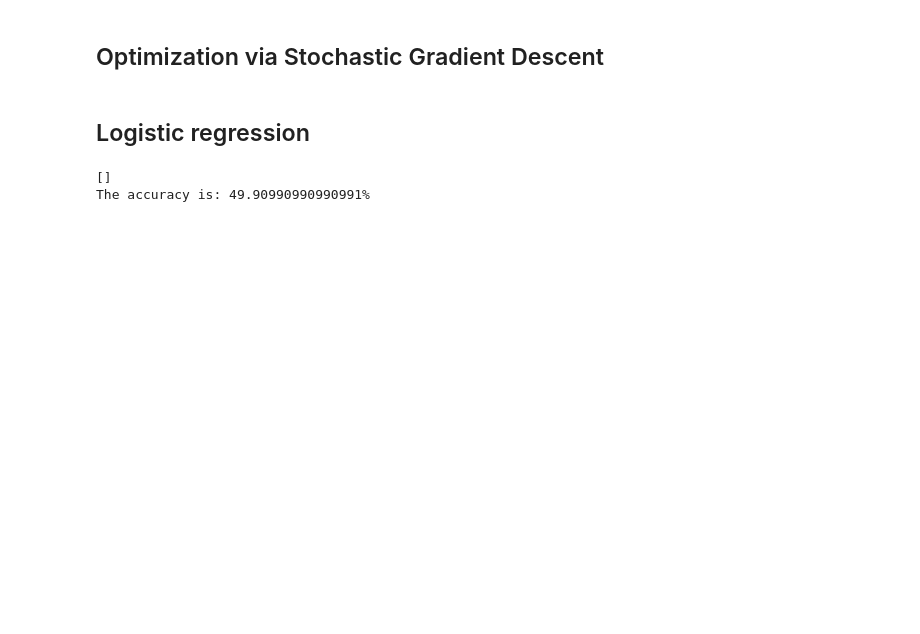
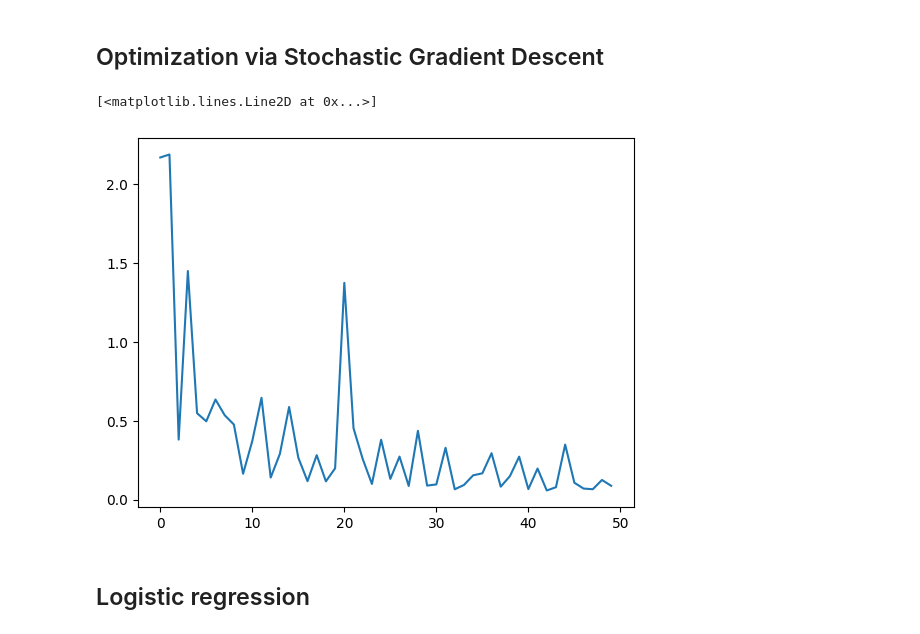
Before and after one commit to AndreaZecca/Statistical-and-Mathematical-Methods-for-AI, a Jupyter notebook: Homework3/Homework3.ipynb, the cells around one changed output. Cells and saved outputs as stored; diff of their text form; code cells hidden in the pictures; blank space fills up the shorter version.

```diff
--- a/Homework3/Homework3.ipynb
+++ b/Homework3/Homework3.ipynb
@@ -16,7 +16,7 @@ def backtracking(f, grad_f, x):
 def GD(f, grad_f, x0, tolf, tolx, kmax, back=False, alpha=1e-2):
     k=0
 
-    x = np.zeros((2,kmax))
+    x = np.zeros((len(x0),kmax))
     x[:,k] = x0
 
     f_val = np.zeros((kmax))
@@ -470,35 +437,20 @@ def SGD(l, grad_l, w0, D, batch_size, n_epochs):
 # %%
-mean = 0
-sigma = 1e-3
+d, N = Xtrain.shape
+D = (Xtrain, Ytrain)
+
+mean=0
+sigma=1e-3
 w0 = np.random.normal(mean, sigma, d+1)
-batch_size = 3
-n_epochs = 10
-w, f_val = SGD(l, grad_l, w0, D, batch_size, n_epochs)
-final_w = w[:, -1, -1]
+batch_size = 15
+n_epochs = 50
+
+w, f_val, grads, err = SGD(l, grad_l, w0, D, batch_size, n_epochs, alpha=1e-5)
+# %%
+x_plot = np.arange(0,n_epochs)
+plt.plot(x_plot,err)
+#print(err)
+# %% [output]
+[<matplotlib.lines.Line2D at 0x...>]
+[figure, added]
 # %% [markdown]
 ## Logistic regression
-# %%
-def predict(w, X_hat, treshold=0.5):
-    z = fw(w, X_hat)
-    _, N = X_hat.shape
-    predictions = np.zeros((N,))
-    predictions = z>treshold
-    return predictions
-
-def accuracy(pred, label):
-    N, = pred.shape
-    correct = [pred == label]
-    correct_sum = int(np.sum(correct))
-    return correct_sum/N* 100
-
-X_hat_test = np.concatenate((np.ones((1, Xtest.shape[1])), Xtest))
-predictions = predict(final_w, X_hat_test)
-Ytest[Ytest == chosen_digits[0]] = 0
-Ytest[Ytest == chosen_digits[1]] = 1
-
-acc = accuracy(predictions, Ytest)
-print(predictions[predictions==False])
-print(f"The accuracy is: {acc}%")
-# %% [output]
-[]
-The accuracy is: 49.90990990990991%
```
Also changed, not shown: parts of 8 cells of this notebook.
